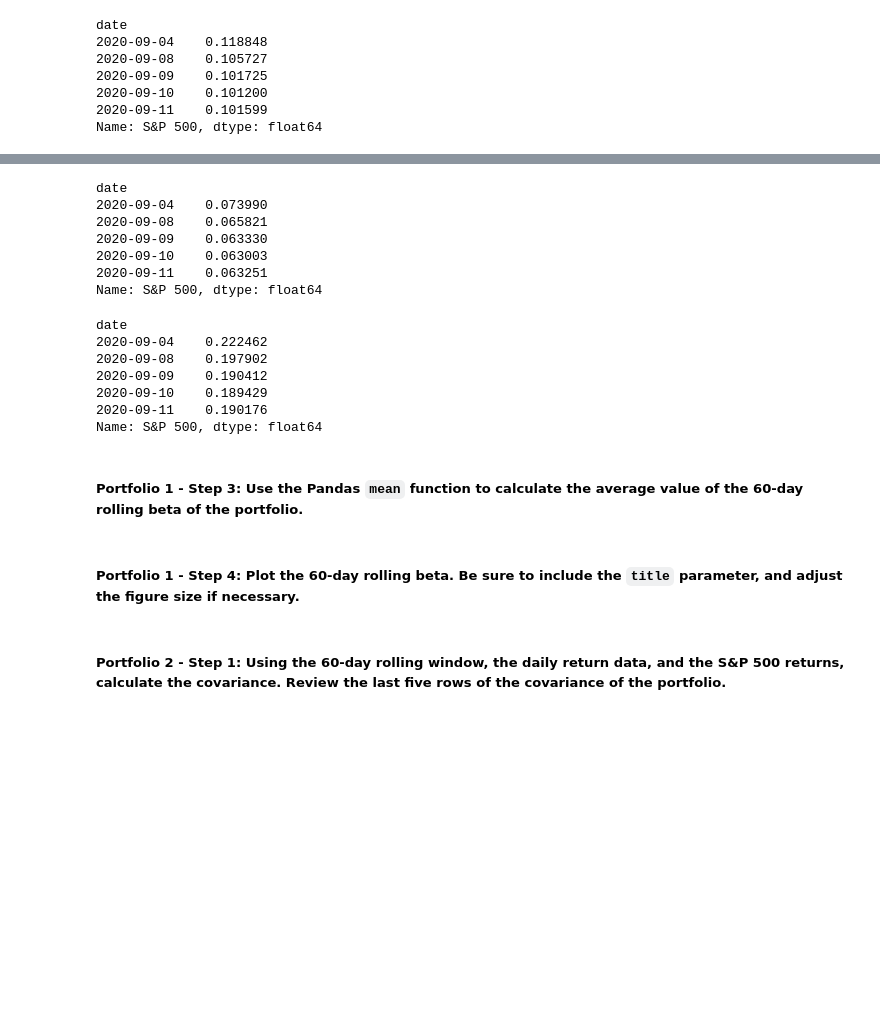
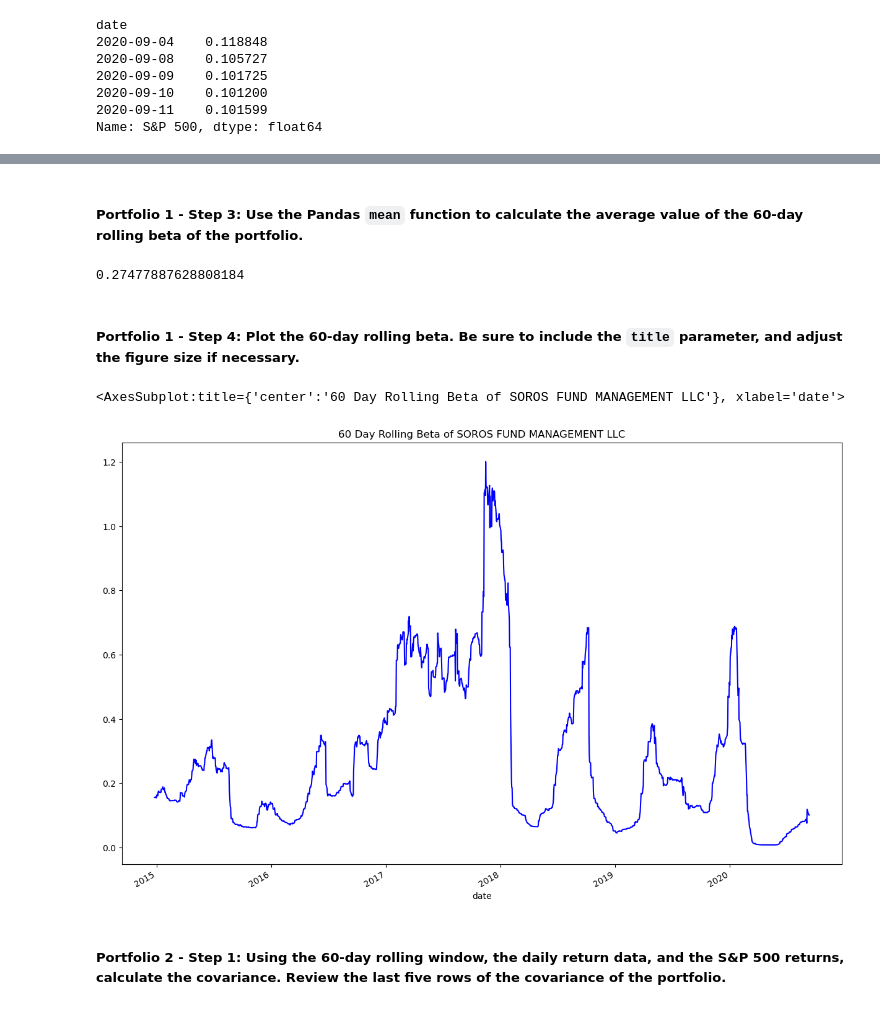
Before and after one commit to alexnovis1/Columbia_Module_4, a Jupyter notebook: Columbia_Module_4/risk_return_analysis.ipynb, the cells around one changed output, grey strips where cells are left out. Cells and saved outputs as stored; diff of their text form; code cells hidden in the pictures; blank space fills up the shorter version.

```diff
--- a/Columbia_Module_4/risk_return_analysis.ipynb
+++ b/Columbia_Module_4/risk_return_analysis.ipynb
@@ -702,7 +711,7 @@ Name: S&P 500, dtype: float64
 # Review the last five rows of the beta information
 # Soros Beta
 soros_cov = whale_navs_daily_returns['SOROS FUND MANAGEMENT LLC'].cov(whale_navs_daily_returns["S&P 500"])
-soros_beta = soros_cov / cov_sp_500
+soros_beta = soros_cov / var_sp_500
 soros_beta.tail()
 # %% [output]
 date
@@ -728,40 +724,25 @@ Name: S&P 500, dtype: float64
-# %%
-# Tiger Beta
-tiger_cov = whale_navs_daily_returns["TIGER GLOBAL MANAGEMENT LLC"].cov(whale_navs_daily_returns["S&P 500"])
-tiger_beta = tiger_cov / cov_sp_500
-tiger_beta.tail()
-# %% [output]
-date
-2020-09-04    0.073990
-2020-09-08    0.065821
-2020-09-09    0.063330
-2020-09-10    0.063003
-2020-09-11    0.063251
-Name: S&P 500, dtype: float64
-# %%
-# Berkshire Hathaway
-berkshire_cov = whale_navs_daily_returns["BERKSHIRE HATHAWAY INC"].cov(whale_navs_daily_returns["S&P 500"])
-berkshire_beta = berkshire_cov / cov_sp_500
-berkshire_beta.tail()
-# %% [output]
-date
-2020-09-04    0.222462
-2020-09-08    0.197902
-2020-09-09    0.190412
-2020-09-10    0.189429
-2020-09-11    0.190176
-Name: S&P 500, dtype: float64
 # %% [markdown]
 ##### Portfolio 1 - Step 3: Use the Pandas `mean` function to calculate the average value of the 60-day rolling beta of the portfolio.
 # %%
 # Calculate the average of the 60-day rolling beta
-# YOUR CODE HERE
+#Soros Beta Mean
+soros_beta.mean()
+# %% [output]
+0.27477887628808184
 # %% [markdown]
 ##### Portfolio 1 - Step 4: Plot the 60-day rolling beta. Be sure to include the `title` parameter, and adjust the figure size if necessary.
 # %%
 # Plot the rolling beta
 # Include a title parameter and adjust the figure size
-# YOUR CODE HERE
+soros_beta.plot(
+    figsize = (15,10),
+    title = "60 Day Rolling Beta of SOROS FUND MANAGEMENT LLC",
+    color = "blue",
+    label = "SOROS FUND MANAGEMENT LLC"
+)
+# %% [output]
+<AxesSubplot:title={'center':'60 Day Rolling Beta of SOROS FUND MANAGEMENT LLC'}, xlabel='date'>
+[figure, added]
 # %% [markdown]
 ##### Portfolio 2 - Step 1: Using the 60-day rolling window, the daily return data, and the S&P 500 returns, calculate the covariance. Review the last five rows of the covariance of the portfolio.
 # %%
```
Also changed, not shown: parts of 9 cells of this notebook.
